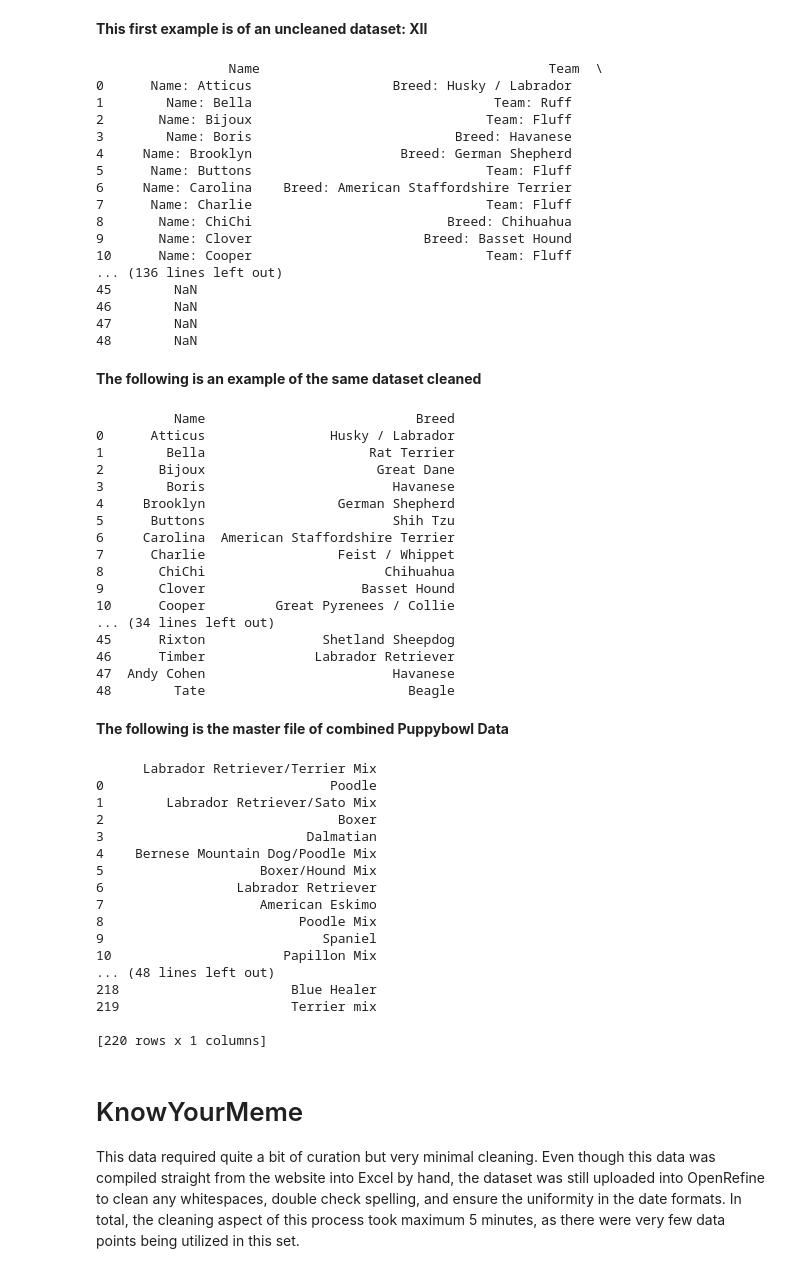
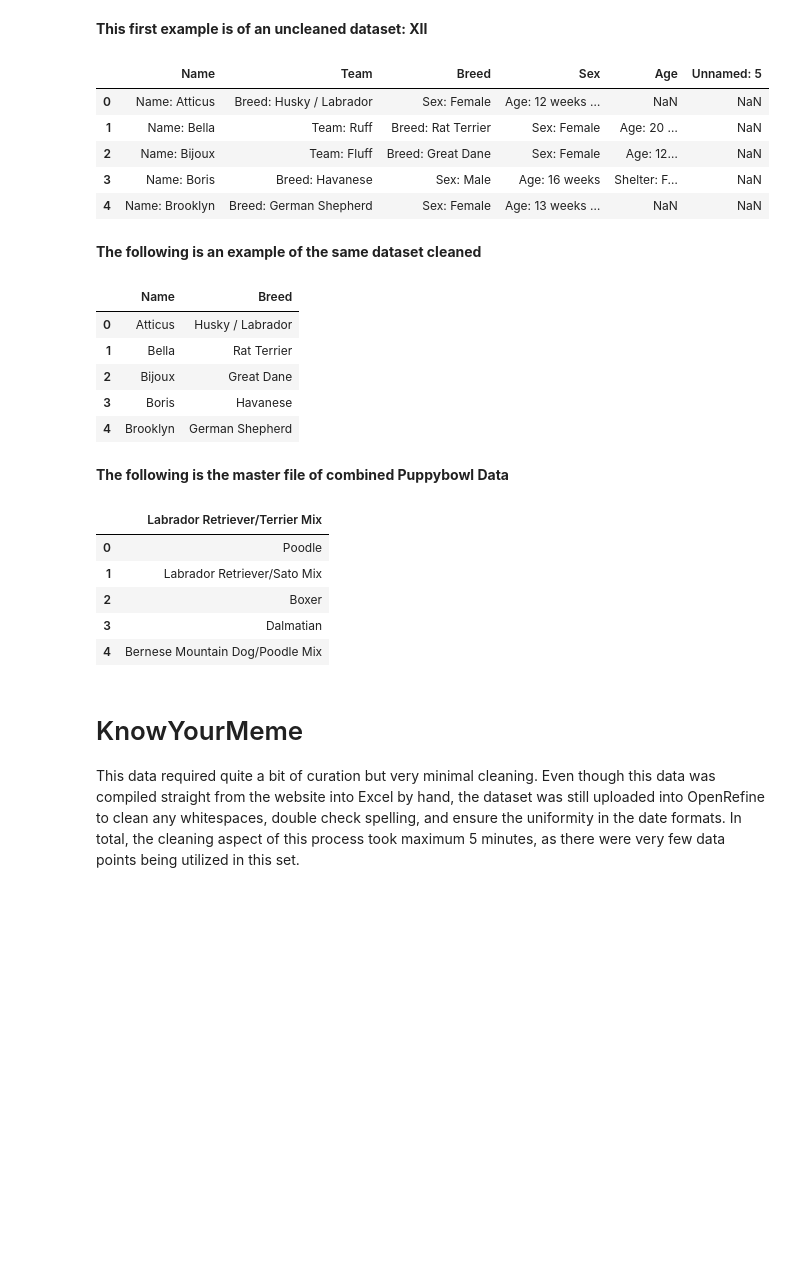
Before and after one commit to hburns2/Dogs-In-Media, a Jupyter notebook: Reproducing_Notebook.ipynb, the cells around one changed output. Drawn from its saved outputs; the diff is of its cells as text; code cells hidden in the pictures; blank space fills up the shorter version.

```diff
--- a/Reproducing_Notebook.ipynb
+++ b/Reproducing_Notebook.ipynb
@@ -87,71 +65,38 @@ Each dataset was then text faceted individually to check spelling. Once cleaned,
 **This first example is of an uncleaned dataset: XII**
 # %%
 xii_lineup = pd.read_excel("XII_Lineup.xlsx")
-print(xii_lineup)
+xii_lineup.head()
 # %% [output]
-                 Name                                     Team  \
-0      Name: Atticus                  Breed: Husky / Labrador
-1        Name: Bella                               Team: Ruff
-2       Name: Bijoux                              Team: Fluff
-3        Name: Boris                          Breed: Havanese
-4     Name: Brooklyn                   Breed: German Shepherd
-5      Name: Buttons                              Team: Fluff
-6     Name: Carolina    Breed: American Staffordshire Terrier
-7      Name: Charlie                              Team: Fluff
-8       Name: ChiChi                         Breed: Chihuahua
-9       Name: Clover                      Breed: Basset Hound
-10      Name: Cooper                              Team: Fluff
-... (136 lines left out)
-45        NaN
-46        NaN
-47        NaN
-48        NaN
+|  | Name | Team | Breed | Sex | Age | Unnamed: 5 |
+| 0 | Name: Atticus | Breed: Husky / Labrador | Sex: Female | Age: 12 weeks … | NaN | NaN |
+| 1 | Name: Bella | Team: Ruff | Breed: Rat Terrier | Sex: Female | Age: 20 … | NaN |
+| 2 | Name: Bijoux | Team: Fluff | Breed: Great Dane | Sex: Female | Age: 12… | NaN |
+| 3 | Name: Boris | Breed: Havanese | Sex: Male | Age: 16 weeks | Shelter: F… | NaN |
+| 4 | Name: Brooklyn | Breed: German Shepherd | Sex: Female | Age: 13 weeks … | NaN | NaN |
 # %% [markdown]
 **The following is an example of the same dataset cleaned**
 # %%
 copy_xii_lineup = pd.read_excel("Copy of XII_Lineup.xlsx")
-print(copy_xii_lineup)
+copy_xii_lineup.head()
 # %% [output]
-          Name                           Breed
-0      Atticus                Husky / Labrador
-1        Bella                     Rat Terrier
-2       Bijoux                      Great Dane
-3        Boris                        Havanese
-4     Brooklyn                 German Shepherd
-5      Buttons                        Shih Tzu
-6     Carolina  American Staffordshire Terrier
-7      Charlie                 Feist / Whippet
-8       ChiChi                       Chihuahua
-9       Clover                    Basset Hound
-10      Cooper         Great Pyrenees / Collie
-... (34 lines left out)
-45      Rixton               Shetland Sheepdog
-46      Timber              Labrador Retriever
-47  Andy Cohen                        Havanese
-48        Tate                          Beagle
+|  | Name | Breed |
+| 0 | Atticus | Husky / Labrador |
+| 1 | Bella | Rat Terrier |
+| 2 | Bijoux | Great Dane |
+| 3 | Boris | Havanese |
+| 4 | Brooklyn | German Shepherd |
 # %% [markdown]
 **The following is the master file of combined Puppybowl Data**
 # %%
 master = pd.read_excel("Combined_Datafiles.xlsx")
-print(master)
+master.head()
 # %% [output]
-      Labrador Retriever/Terrier Mix
-0                             Poodle
-1        Labrador Retriever/Sato Mix
-2                              Boxer
-3                          Dalmatian
-4    Bernese Mountain Dog/Poodle Mix
-5                    Boxer/Hound Mix
-6                 Labrador Retriever
-7                    American Eskimo
-8                         Poodle Mix
-9                            Spaniel
-10                      Papillon Mix
-... (48 lines left out)
-218                      Blue Healer
-219                      Terrier mix
-
-[220 rows x 1 columns]
+|  | Labrador Retriever/Terrier Mix |
+| 0 | Poodle |
+| 1 | Labrador Retriever/Sato Mix |
+| 2 | Boxer |
+| 3 | Dalmatian |
+| 4 | Bernese Mountain Dog/Poodle Mix |
 # %% [markdown]
 # KnowYourMeme
 
```
Also changed, not shown: parts of 23 cells of this notebook.
